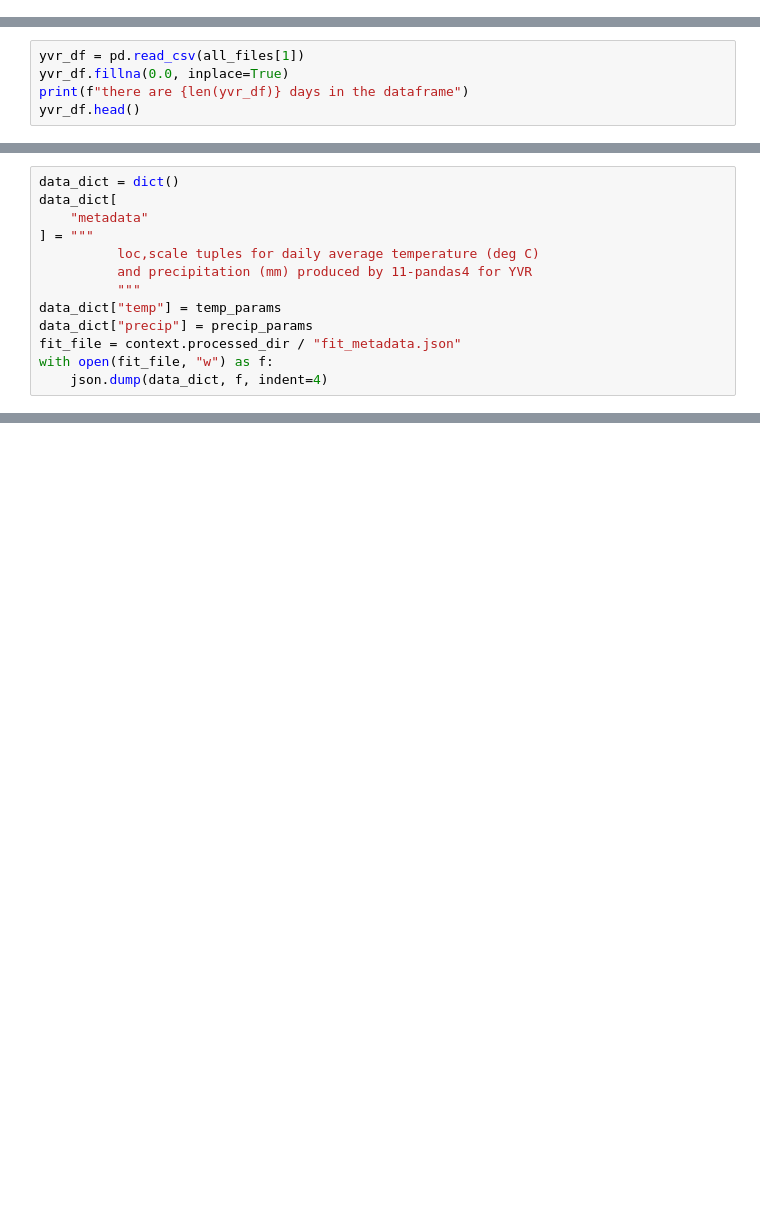
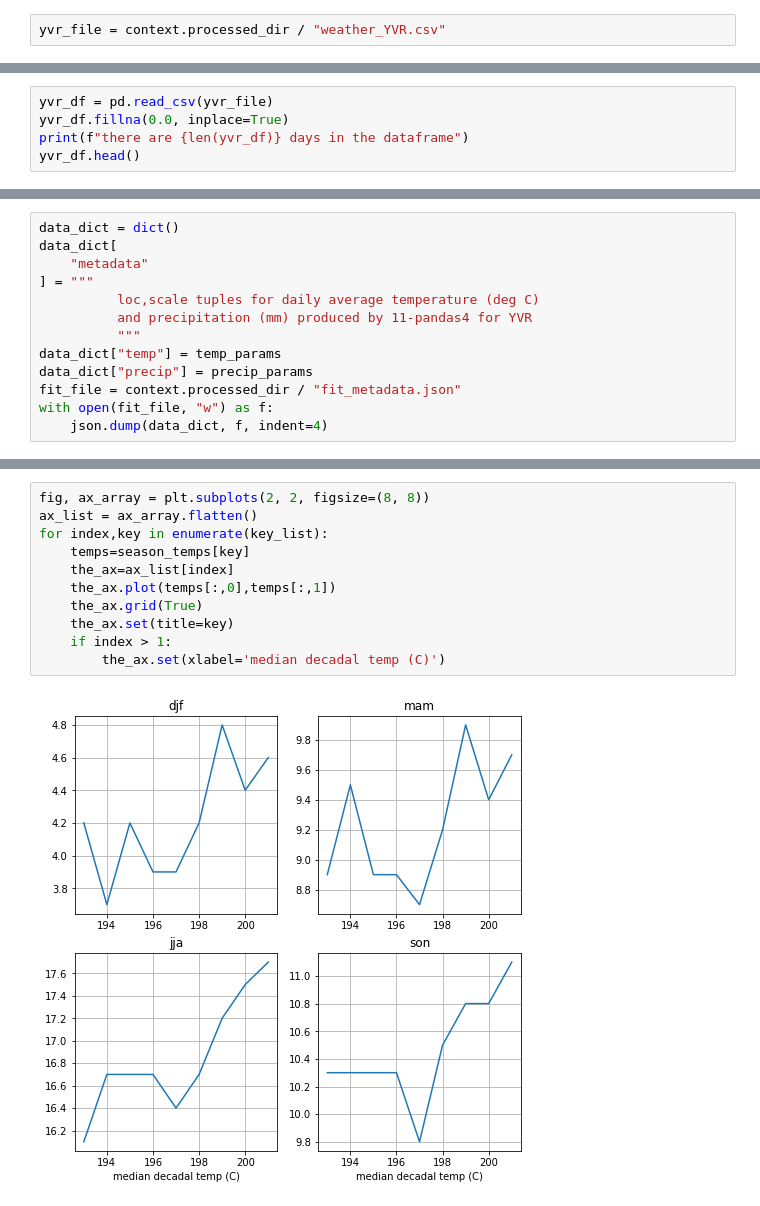
Before and after one commit to phaustin/e213_2019, a Jupyter notebook: notebooks/pandas/11-pandas4-process-seasonal.ipynb, the cells around one changed output, grey strips where cells are left out. Cells and saved outputs as stored; diff of their text form; blank space fills up the shorter version.

```diff
--- a/notebooks/pandas/11-pandas4-process-seasonal.ipynb
+++ b/notebooks/pandas/11-pandas4-process-seasonal.ipynb
@@ -112,3 +117,5 @@ all_files
+# %%
+yvr_file = context.processed_dir / "weather_YVR.csv"
 # %% [markdown]
 ## Metadata is data about data
 
@@ -150,7 +157,7 @@ Take a minute and look at history_metadata.json with jupyter to see how the meta
 
 Here's the dataframe produced by 10-pandas3
 # %%
-yvr_df = pd.read_csv(all_files[1])
+yvr_df = pd.read_csv(yvr_file)
 yvr_df.fillna(0.0, inplace=True)
 print(f"there are {len(yvr_df)} days in the dataframe")
 yvr_df.head()
@@ -340,0 +398,13 @@ with open(fit_file, "w") as f:
+# %%
+fig, ax_array = plt.subplots(2, 2, figsize=(8, 8))
+ax_list = ax_array.flatten()
+for index,key in enumerate(key_list):
+    temps=season_temps[key]
+    the_ax=ax_list[index]
+    the_ax.plot(temps[:,0],temps[:,1])
+    the_ax.grid(True)
+    the_ax.set(title=key)
+    if index > 1:
+        the_ax.set(xlabel='median decadal temp (C)')
+# %% [output]
+[figure, added]
```
Also changed, not shown: parts of 8 cells of this notebook, 12 other files.
